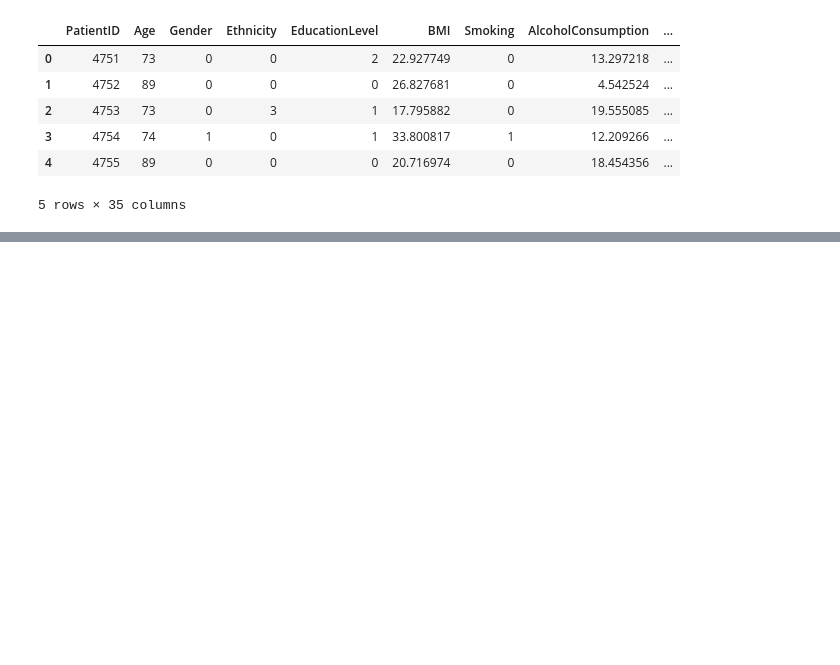
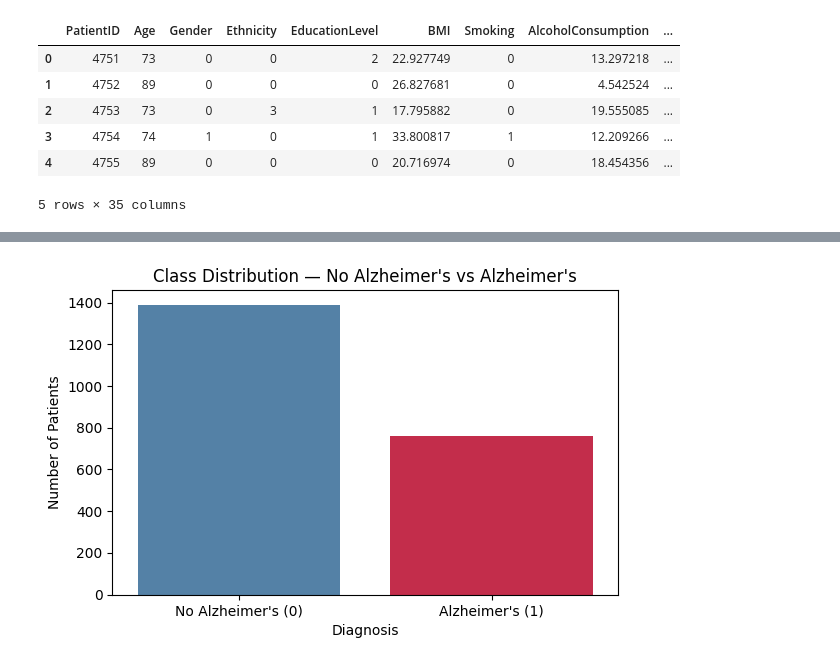
Before and after one commit to Vishaal1409/alzheimers-disease-detection, a Jupyter notebook: alzheimers_disease_detection.ipynb, the cells around one changed output, grey strips where cells are left out. Saved outputs shown, nothing was run; the diff lists cells and outputs as text; code cells hidden in the pictures; blank space fills up the shorter version.

Commit message:
Step 1 - data loading and understanding

```diff
--- a/alzheimers_disease_detection.ipynb
+++ b/alzheimers_disease_detection.ipynb
@@ -25,0 +145,12 @@ Shape of dataset: (2149, 35)
+# %%
+#visualizing
+plt.figure(figsize=(6,4))
+sns.countplot(x='Diagnosis', hue='Diagnosis', data=df,
+              palette=['steelblue', 'crimson'], legend=False)
+plt.title("Class Distribution — No Alzheimer's vs Alzheimer's")
+plt.xticks([0, 1], ["No Alzheimer's (0)", "Alzheimer's (1)"])
+plt.ylabel('Number of Patients')
+plt.tight_layout()
+plt.show()
+# %% [output]
+[figure, added]
```
Also changed, not shown: parts of 7 cells of this notebook.
